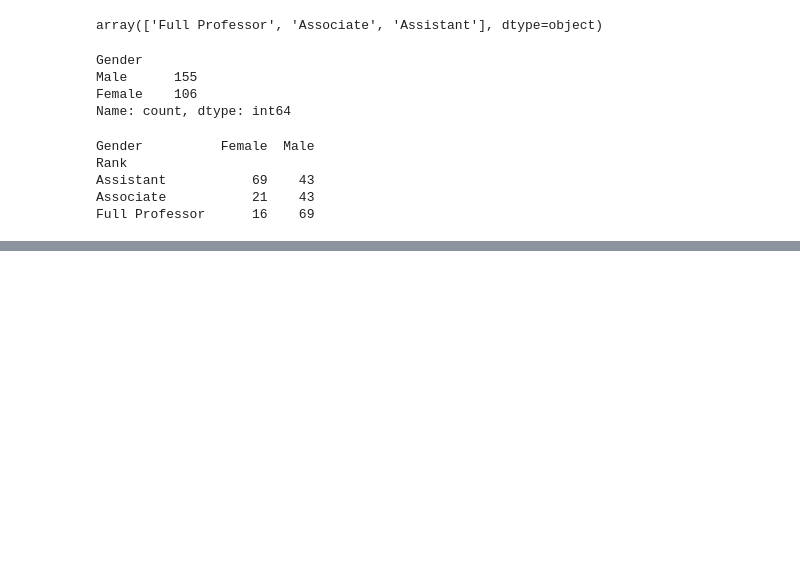
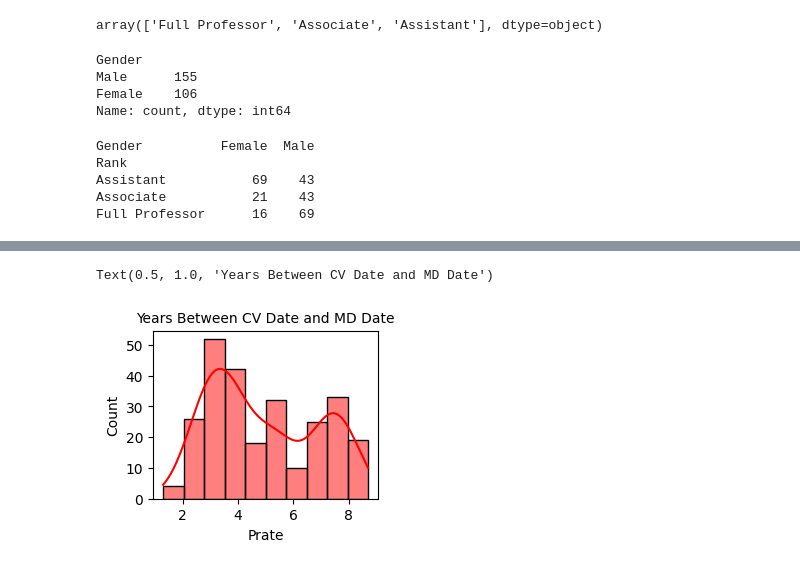
Before and after one commit to zulalbigis/Hi_Kod_Data_Science_Bootcamp_Final_Project, a Jupyter notebook: Final_Project.ipynb, the cells around one changed output, grey strips where cells are left out. Drawn from its saved outputs; the diff is of its cells as text; code cells hidden in the pictures; blank space fills up the shorter version.

```diff
--- a/Final_Project.ipynb
+++ b/Final_Project.ipynb
@@ -143,0 +232,3 @@ plt.show()
+# %%
+numeric_df=df.select_dtypes(include=['int64', 'float64'])
+numeric_df.corr()
@@ -143,0 +245,7 @@ plt.show()
+# %%
+plt.subplot(2,2,1)
+sns.histplot(data=numeric_df, x='Prate', color='red', kde=True)
+plt.title('Years Between CV Date and MD Date',size=10)
+# %% [output]
+Text(0.5, 1.0, 'Years Between CV Date and MD Date')
+[figure, added]
```
Also changed, not shown: parts of 14 cells of this notebook.
